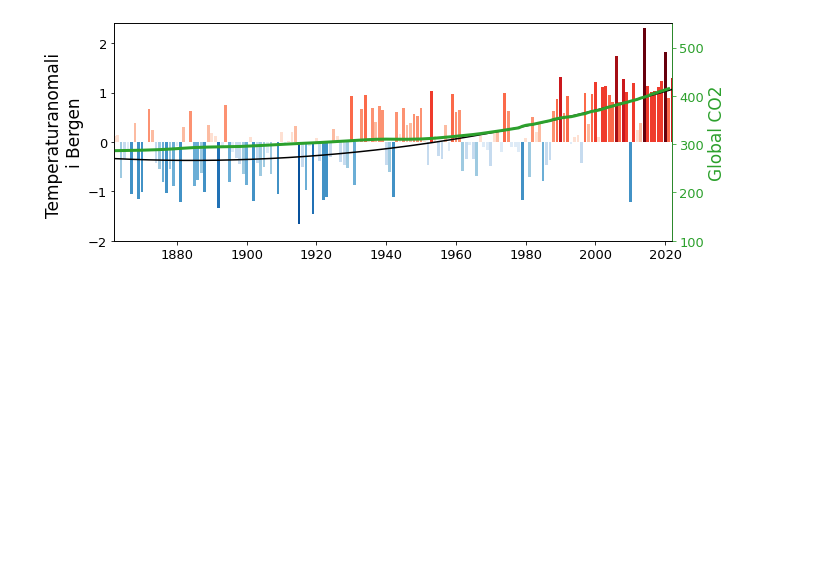
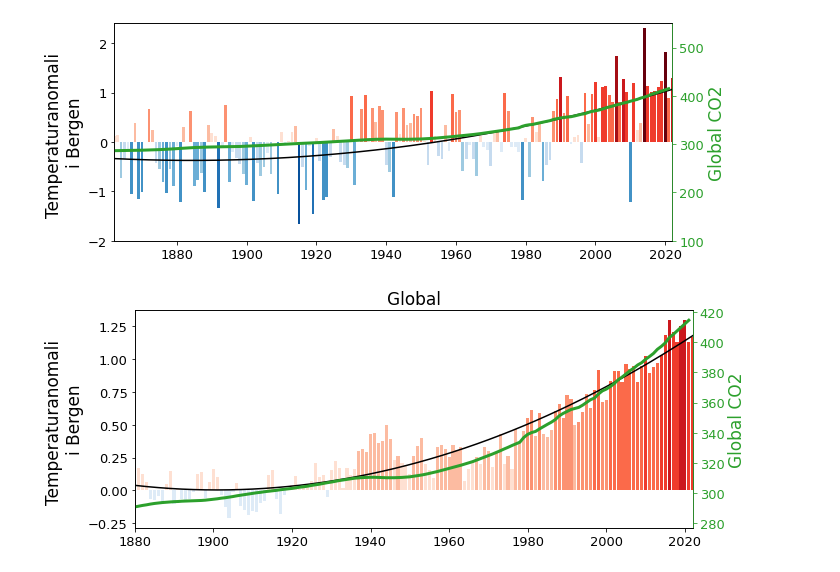
Before and after one commit to irendundas/EkteData, a Jupyter notebook: Workinprogress/Osteroy_vgs.ipynb, the cells around one changed output. Saved outputs shown, nothing was run; the diff lists cells and outputs as text; code cells hidden in the pictures; blank space fills up the shorter version.

```diff
--- a/Workinprogress/Osteroy_vgs.ipynb
+++ b/Workinprogress/Osteroy_vgs.ipynb
@@ -313,8 +307,0 @@ color=[cmap(i) for i in range(12)]
-# %%
-fig, ax=plt.subplots(1, 1, figsize=(10, 4))
-for i in range(len(tid['Bergen'])):
-    # For limits -3 to 3, with 0.5 degree intervals
-    c=int(np.floor((3+temp['Bergen'][i])*2))
-    plt.bar(tid['Bergen'][i], temp['Bergen'][i], color=color[c])
-plt.ylim(-2, 2.4)
-plt.ylabel('Temperaturanomali')
@@ -324,10 +307,0 @@ Text(0, 0.5, 'Temperaturanomali')
-# %%
-fig, ax=plt.subplots(1, 1, figsize=(10, 4))
-for i in range(len(tid['Global'])):
-    # For limits -3 to 3, with 0.5 degree intervals
-    c=int(np.floor((3+temp['Global'][i])*2))
-    plt.bar(tid['Global'][i], temp['Global'][i], color=color[c])
-
-plt.plot(tid['Global'], temp['Global'], 'k', linewidth=0.5)
-plt.ylim(-2, 2.4)
-plt.ylabel('Temperaturanomali')
@@ -454,18 +425,31 @@ plt.show()
 # %%
 fig, ax=plt.subplots(1, 1, figsize=(10, 4))
 for i in range(len(tid['Global'])):
     # For limits -2 to 2, with 0.25 degree intervals
     c=int(np.floor((2+temp['Global'][i])*4))
     plt.bar(tid['Global'][i], temp['Global'][i], color=cmap.colors[c])
 
 # Legg til trendlinjer fra tidligere
-a = np.polyfit(tid['Bergen'], temp['Bergen'], 2)
+a = np.polyfit(tid['Global'], temp['Global'], 2)
 plt.plot(
-    tid['Bergen'], a[0]*tid['Bergen']**2
-    + a[1]*tid['Bergen'] + a[2],
+    tid['Global'], a[0]*tid['Global']**2
+    + a[1]*tid['Global'] + a[2],
     'k'
 )
 
-plt.ylabel('Temperaturanomali')
+ax.set_ylabel('Temperaturanomali \ni Bergen')
+
+# Legg til global CO2
+ax2=ax.twinx()
+ax2.plot(tidco2, co2, 'C2', linewidth=3)
+#ax2.set_ylim(100, 550)
+ax2.spines['right'].set_color('C2')
+ax2.tick_params(axis='y', colors='C2')
+ax2.yaxis.label.set_color('C2')
+ax2.set_ylabel('Global CO2')
+
 plt.title('Global')
-plt.ylim(-2, 2.4)
+plt.xlim(tid['Global'][0], tid['Global'][-1])
+plt.show()
+# %% [output]
+[figure, added]
```
Also changed, not shown: parts of 4 cells of this notebook.
